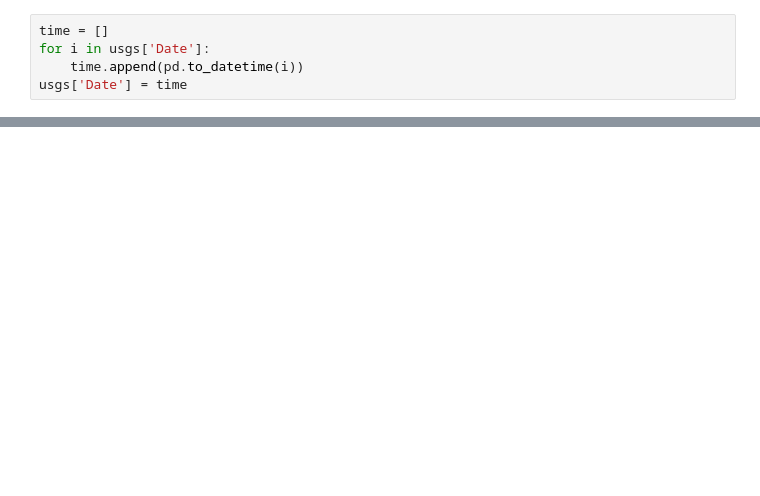
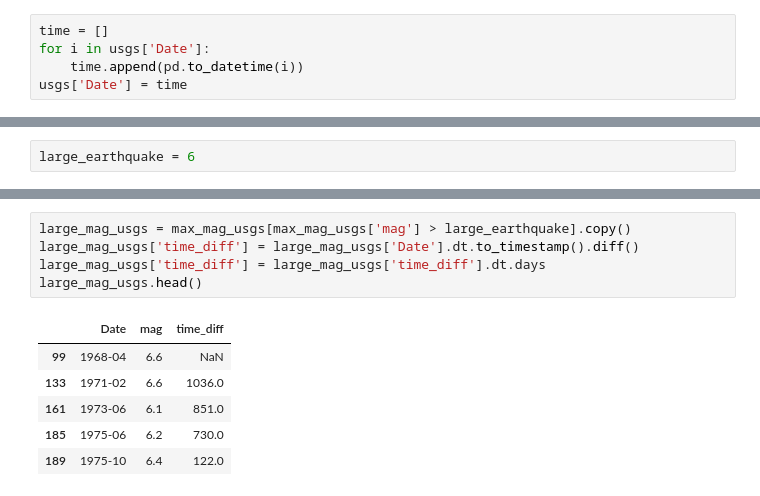
Before and after one commit to TheV123/EarthquakeHistoricalDataAnalysis, a Jupyter notebook: earthquake_time_series.ipynb, the cells around one changed output, grey strips where cells are left out. Cells and saved outputs as stored; diff of their text form; blank space fills up the shorter version.

```diff
--- a/earthquake_time_series.ipynb
+++ b/earthquake_time_series.ipynb
@@ -89,0 +93,2 @@ max_mag_usgs.head()
+# %%
+large_earthquake = 6
@@ -89,0 +117,12 @@ max_mag_usgs.head()
+# %%
+large_mag_usgs = max_mag_usgs[max_mag_usgs['mag'] > large_earthquake].copy()
+large_mag_usgs['time_diff'] = large_mag_usgs['Date'].dt.to_timestamp().diff()
+large_mag_usgs['time_diff'] = large_mag_usgs['time_diff'].dt.days
+large_mag_usgs.head()
+# %% [output]
+|  | Date | mag | time_diff |
+| 99 | 1968-04 | 6.6 | NaN |
+| 133 | 1971-02 | 6.6 | 1036.0 |
+| 161 | 1973-06 | 6.1 | 851.0 |
+| 185 | 1975-06 | 6.2 | 730.0 |
+| 189 | 1975-10 | 6.4 | 122.0 |
```
Also changed, not shown: parts of 7 cells of this notebook.
